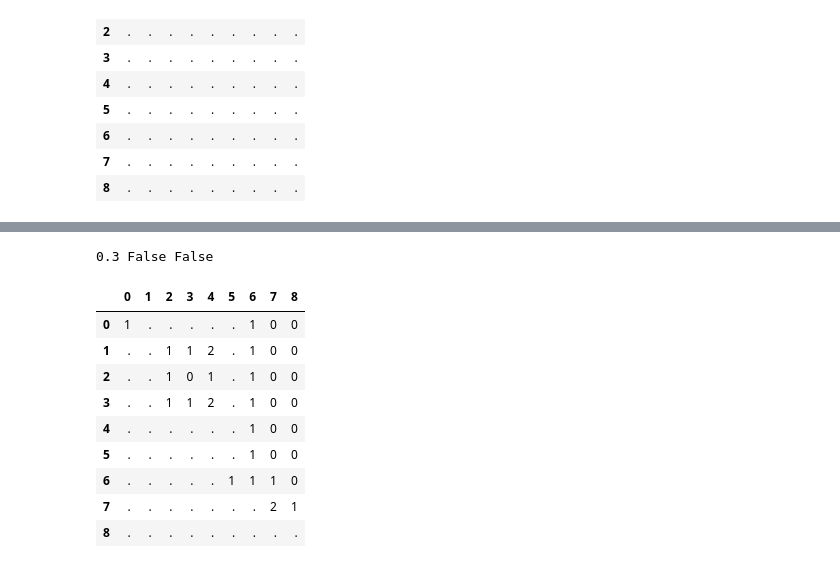
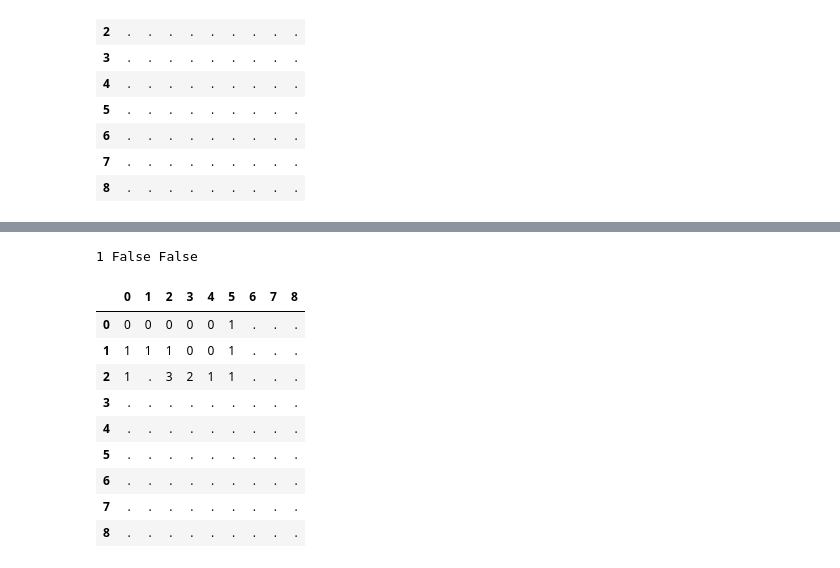
Before and after one commit to sabina381/DQN-Minesweeper, a Jupyter notebook: codes/main.ipynb, the cells around one changed output, grey strips where cells are left out. Cells and saved outputs as stored; diff of their text form; code cells hidden in the pictures.

```diff
--- a/codes/main.ipynb
+++ b/codes/main.ipynb
@@ -104,18 +53,18 @@ env.render(env.present_state)
 | 8 | . | . | . | . | . | . | . | . | . |
 # %%
-action = env._coord_to_idx(2,3)
+action = env._coord_to_idx(2,0)
 next_state, reward, done, clear = env.step(action)
 print(reward, done, clear)
 env.render(env.present_state)
 # %% [output]
-0.3 False False
+1 False False
 |  | 0 | 1 | 2 | 3 | 4 | 5 | 6 | 7 | 8 |
-| 0 | 1 | . | . | . | . | . | 1 | 0 | 0 |
-| 1 | . | . | 1 | 1 | 2 | . | 1 | 0 | 0 |
-| 2 | . | . | 1 | 0 | 1 | . | 1 | 0 | 0 |
-| 3 | . | . | 1 | 1 | 2 | . | 1 | 0 | 0 |
-| 4 | . | . | . | . | . | . | 1 | 0 | 0 |
-| 5 | . | . | . | . | . | . | 1 | 0 | 0 |
-| 6 | . | . | . | . | . | 1 | 1 | 1 | 0 |
-| 7 | . | . | . | . | . | . | . | 2 | 1 |
+| 0 | 0 | 0 | 0 | 0 | 0 | 1 | . | . | . |
+| 1 | 1 | 1 | 1 | 0 | 0 | 1 | . | . | . |
+| 2 | 1 | . | 3 | 2 | 1 | 1 | . | . | . |
+| 3 | . | . | . | . | . | . | . | . | . |
+| 4 | . | . | . | . | . | . | . | . | . |
+| 5 | . | . | . | . | . | . | . | . | . |
+| 6 | . | . | . | . | . | . | . | . | . |
+| 7 | . | . | . | . | . | . | . | . | . |
 | 8 | . | . | . | . | . | . | . | . | . |
```
Also changed, not shown: parts of 8 cells of this notebook, 4 other files.
